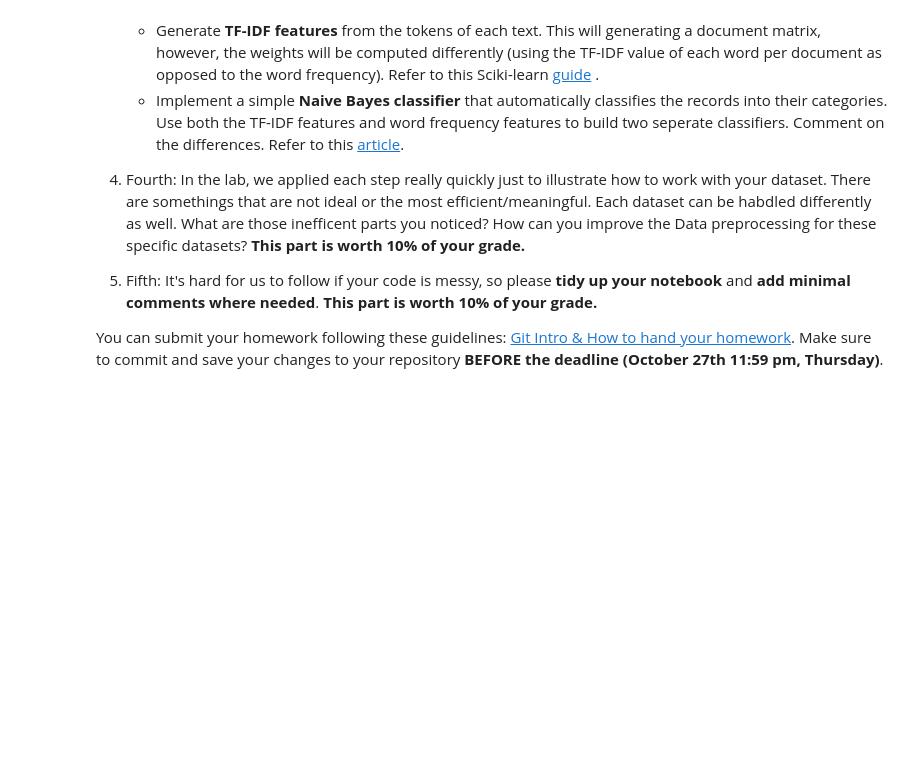
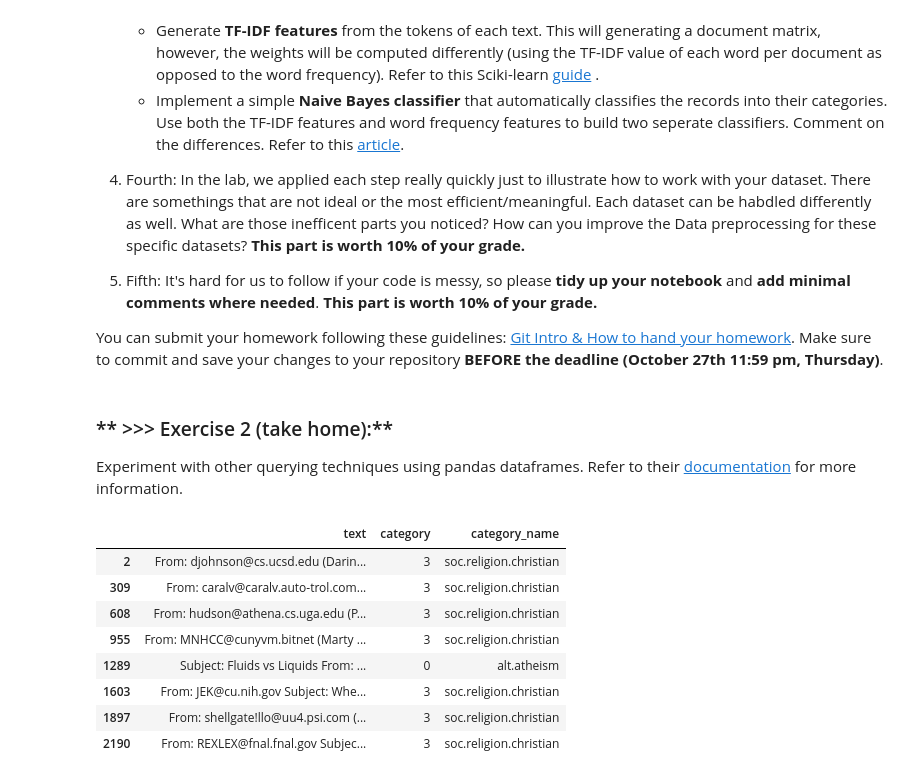
Before and after one commit to D-Albrekt/Data-Mining-Lab1-Master, a Jupyter notebook: Homework/DM2023-Lab1-Homework.ipynb, the cells around one changed output. Drawn from its saved outputs; the diff is of its cells as text; code cells hidden in the pictures; blank space fills up the shorter version.

Commit message:
Exercise 1-6 completed. Continue with the matplotlib part.

```diff
--- a/Homework/DM2023-Lab1-Homework.ipynb
+++ b/Homework/DM2023-Lab1-Homework.ipynb
@@ -35,0 +44,39 @@ You can submit your homework following these guidelines: [Git Intro & How to han
+# %%
+### Init blockt to create the panda DF X
+from sklearn.datasets import fetch_20newsgroups
+import pandas as pd
+# my functions
+import sys
+sys.path.append('../')
+import helpers.data_mining_helpers as dmh
+# categories
+categories = ['alt.atheism', 'soc.religion.christian', 'comp.graphics', 'sci.med']
+# obtain the documents containing the categories provided
+twenty_train = fetch_20newsgroups(subset='train', categories=categories,
+                                  shuffle=True, random_state=42)
+# construct dataframe from a list
+X = pd.DataFrame.from_records(dmh.format_rows(twenty_train), columns= ['text'])
+# add category to the dataframe
+X['category'] = twenty_train.target
+# add category label also
+X['category_name'] = X.category.apply(lambda t: dmh.format_labels(t, twenty_train))
+# %% [markdown]
+### ** >>> Exercise 2 (take home):**
+Experiment with other querying techniques using pandas dataframes. Refer to their [documentation](https://pandas.pydata.org/pandas-docs/stable/indexing.html) for more information.
+# %%
+X[(X['category'] > 2) | (X['category'] < 1)][::150]
+#In this example it is pretty weird to use
+# this kind of notation, but if category instead would have been
+# Likes or similair, then you maybe wants to see text with more than
+# 50 likes for example.
+# We also se multiple conditions in use here.
+# %% [output]
+|  | text | category | category_name |
+| 2 | From: djohnson@cs.ucsd.edu (Darin... | 3 | soc.religion.christian |
+| 309 | From: caralv@caralv.auto-trol.com... | 3 | soc.religion.christian |
+| 608 | From: hudson@athena.cs.uga.edu (P... | 3 | soc.religion.christian |
+| 955 | From: MNHCC@cunyvm.bitnet (Marty ... | 3 | soc.religion.christian |
+| 1289 | Subject: Fluids vs Liquids From: ... | 0 | alt.atheism |
+| 1603 | From: JEK@cu.nih.gov Subject: Whe... | 3 | soc.religion.christian |
+| 1897 | From: shellgate!llo@uu4.psi.com (... | 3 | soc.religion.christian |
+| 2190 | From: REXLEX@fnal.fnal.gov Subjec... | 3 | soc.religion.christian |
```
Also changed, not shown: parts of 10 cells of this notebook, 1 other file.
